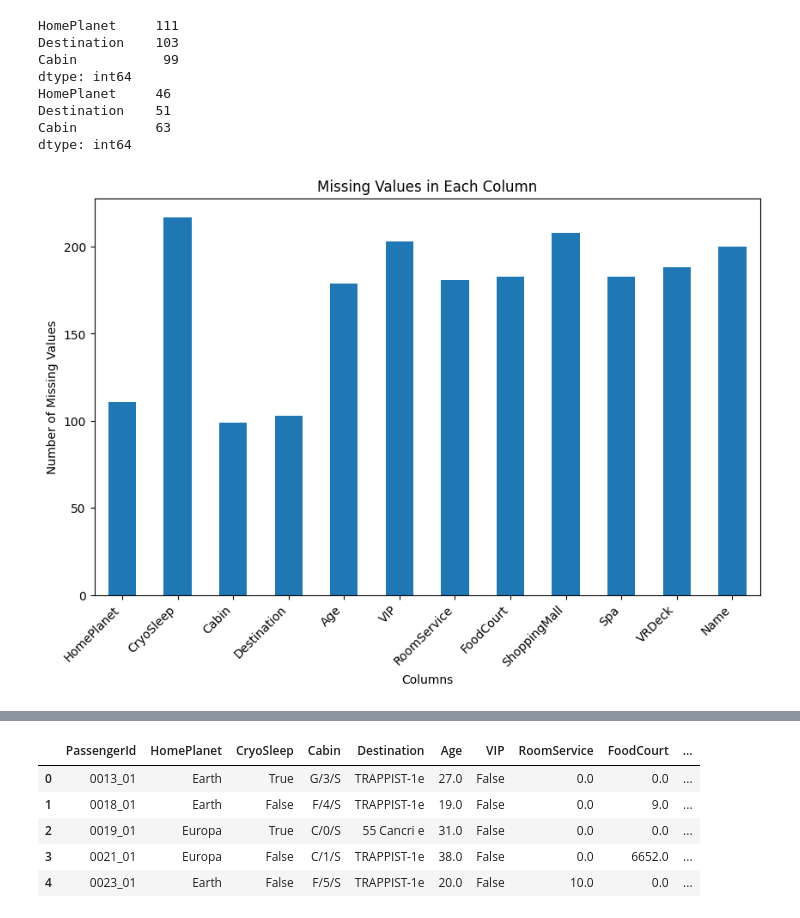
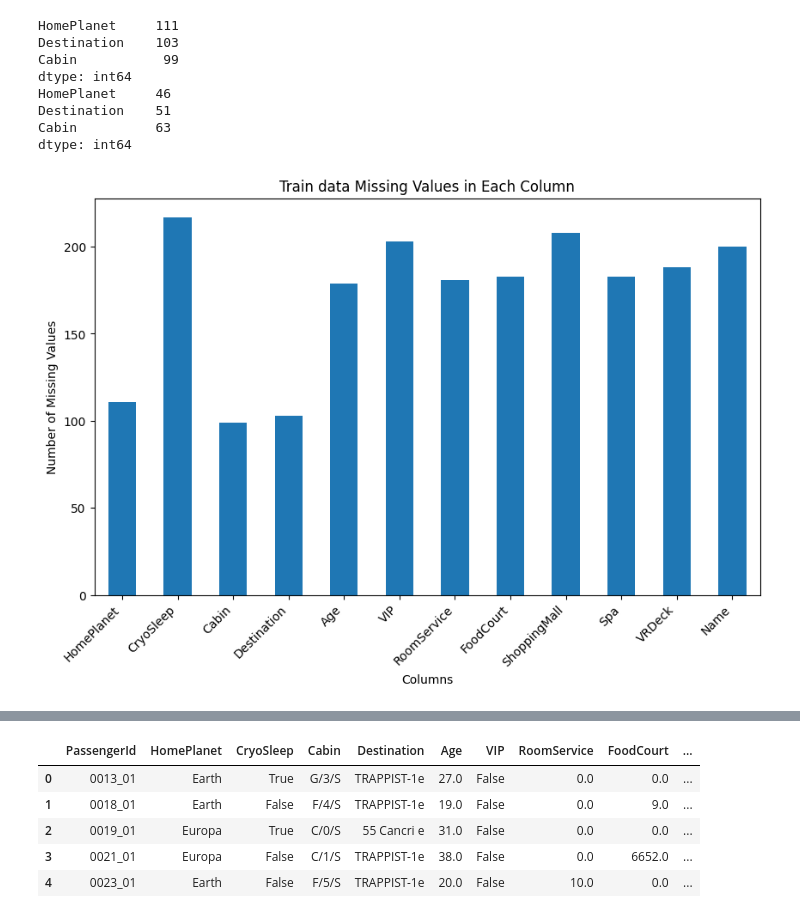
Before and after one commit to kaggle-challenge-group/machine_learning_model, a Jupyter notebook: kaggle_machine_lrnmodel.ipynb, the cells around one changed output, grey strips where cells are left out. Cells and saved outputs as stored; diff of their text form; code cells hidden in the pictures.

```diff
--- a/kaggle_machine_lrnmodel.ipynb
+++ b/kaggle_machine_lrnmodel.ipynb
@@ -342,15 +353,15 @@ dtype: int64
 # %%
 missing_values = train.isnull().sum()
 missing_values = missing_values[missing_values > 0]
 plt.figure(figsize=(10, 6))
 missing_values.plot(kind='bar')
-plt.title('Missing Values in Each Column')
+plt.title('Train data Missing Values in Each Column')
 plt.xlabel('Columns')
 plt.ylabel('Number of Missing Values')
 plt.xticks(rotation=45, ha="right")
 plt.show()
 # %% [output]
-[figure, old version]
+[figure, new version]
 # %%
 missing_values = test.isnull().sum()
 missing_values = missing_values[missing_values > 0]
```
Also changed, not shown: parts of 28 cells of this notebook.
